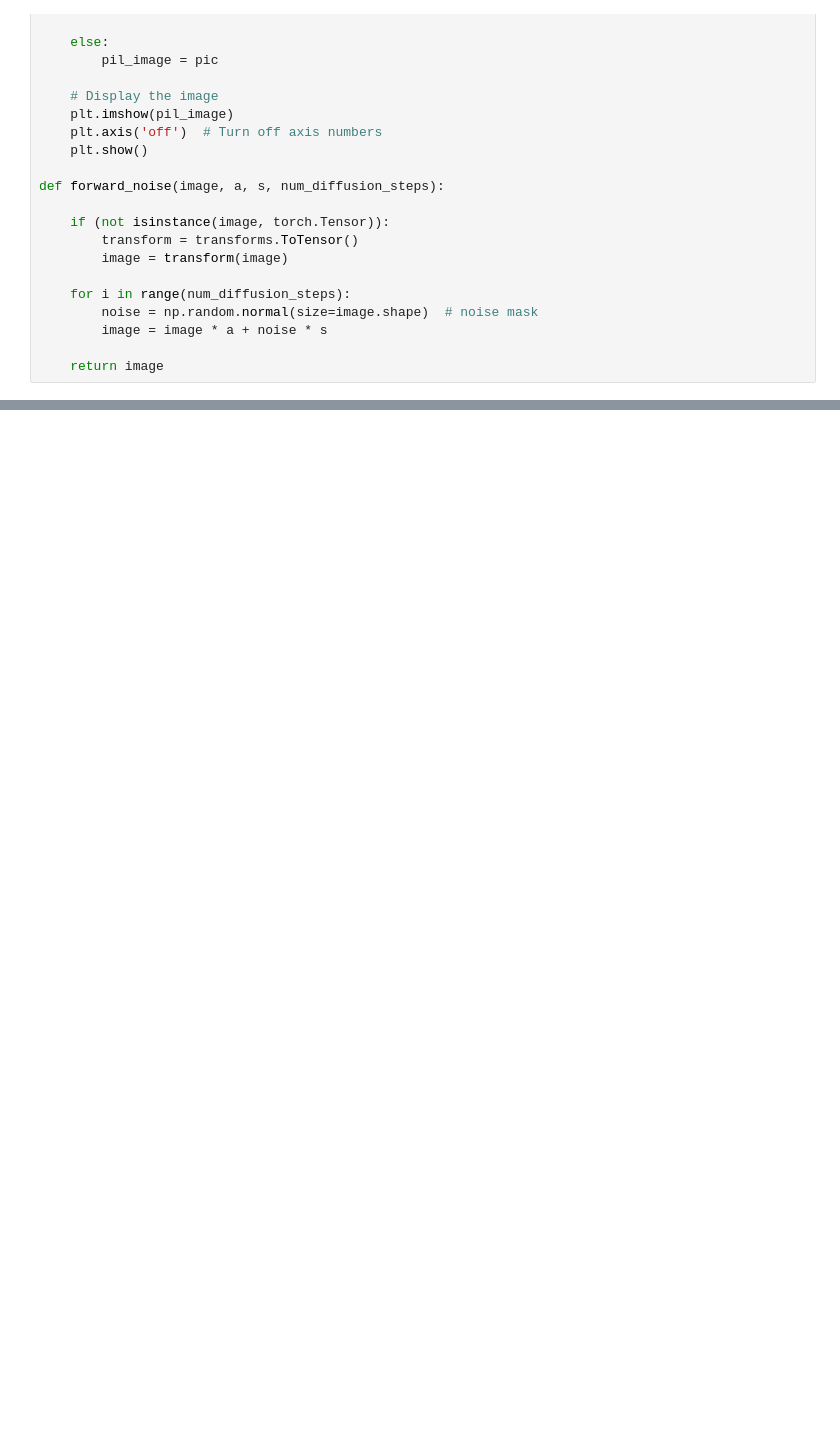
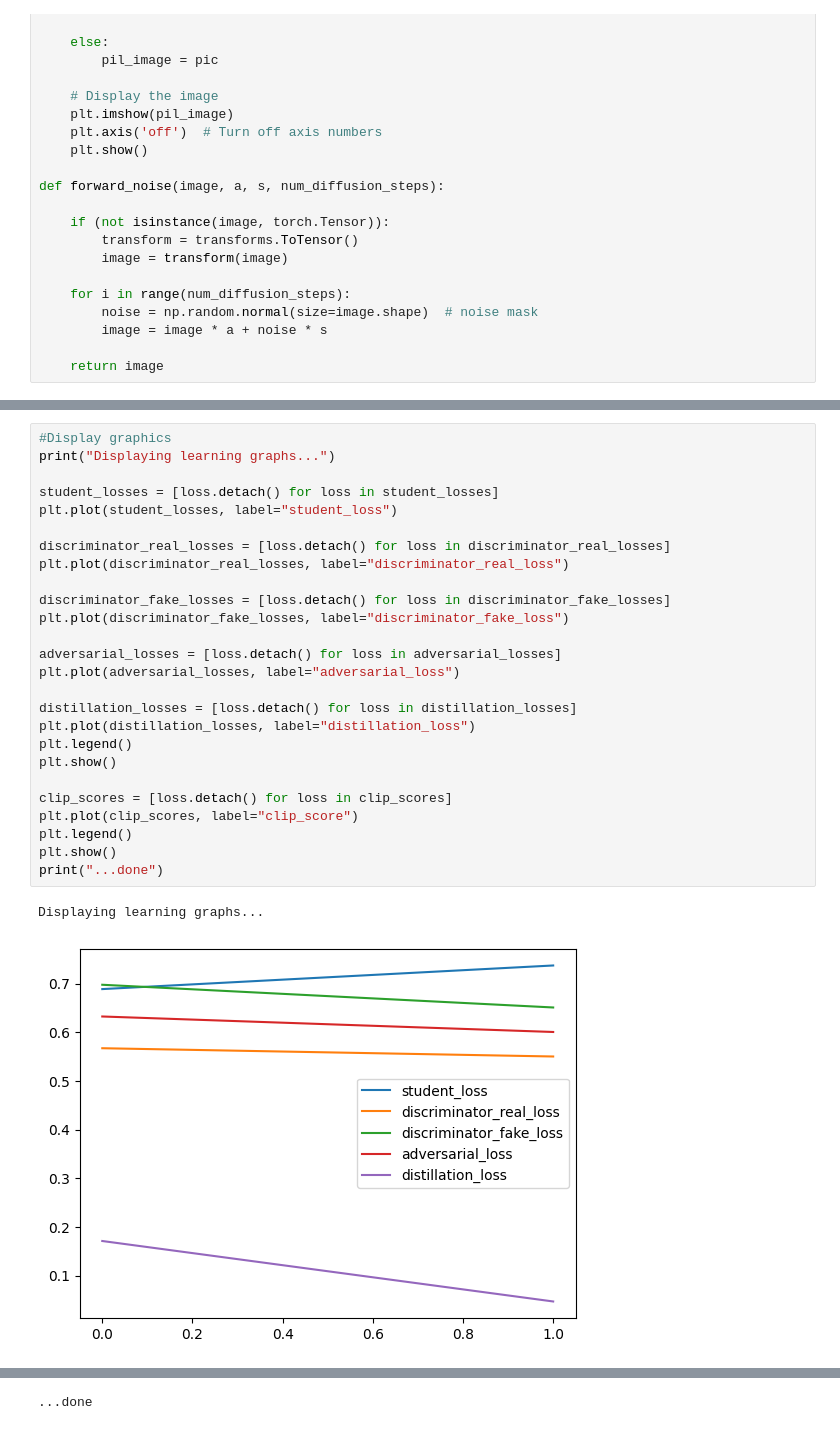
Before and after one commit to Tommaiberone/ADD, a Jupyter notebook: ADD.ipynb, the cells around one changed output, grey strips where cells are left out. Drawn from its saved outputs; the diff is of its cells as text; blank space fills up the shorter version.

```diff
--- a/ADD.ipynb
+++ b/ADD.ipynb
@@ -350,0 +371,29 @@ Generating student image...
+# %%
+#Display graphics
+print("Displaying learning graphs...")
+
+student_losses = [loss.detach() for loss in student_losses]
+plt.plot(student_losses, label="student_loss")
+
+discriminator_real_losses = [loss.detach() for loss in discriminator_real_losses]
+plt.plot(discriminator_real_losses, label="discriminator_real_loss")
+
+discriminator_fake_losses = [loss.detach() for loss in discriminator_fake_losses]
+plt.plot(discriminator_fake_losses, label="discriminator_fake_loss")
+
+adversarial_losses = [loss.detach() for loss in adversarial_losses]
+plt.plot(adversarial_losses, label="adversarial_loss")
+
+distillation_losses = [loss.detach() for loss in distillation_losses]
+plt.plot(distillation_losses, label="distillation_loss")
+plt.legend()
+plt.show()
+
+clip_scores = [loss.detach() for loss in clip_scores]
+plt.plot(clip_scores, label="clip_score")
+plt.legend()
+plt.show()
+print("...done")
+# %% [output]
+Displaying learning graphs...
+[figure, added]
@@ -350,0 +401 @@ Generating student image...
+...done
```
Also changed, not shown: parts of 8 cells of this notebook.
